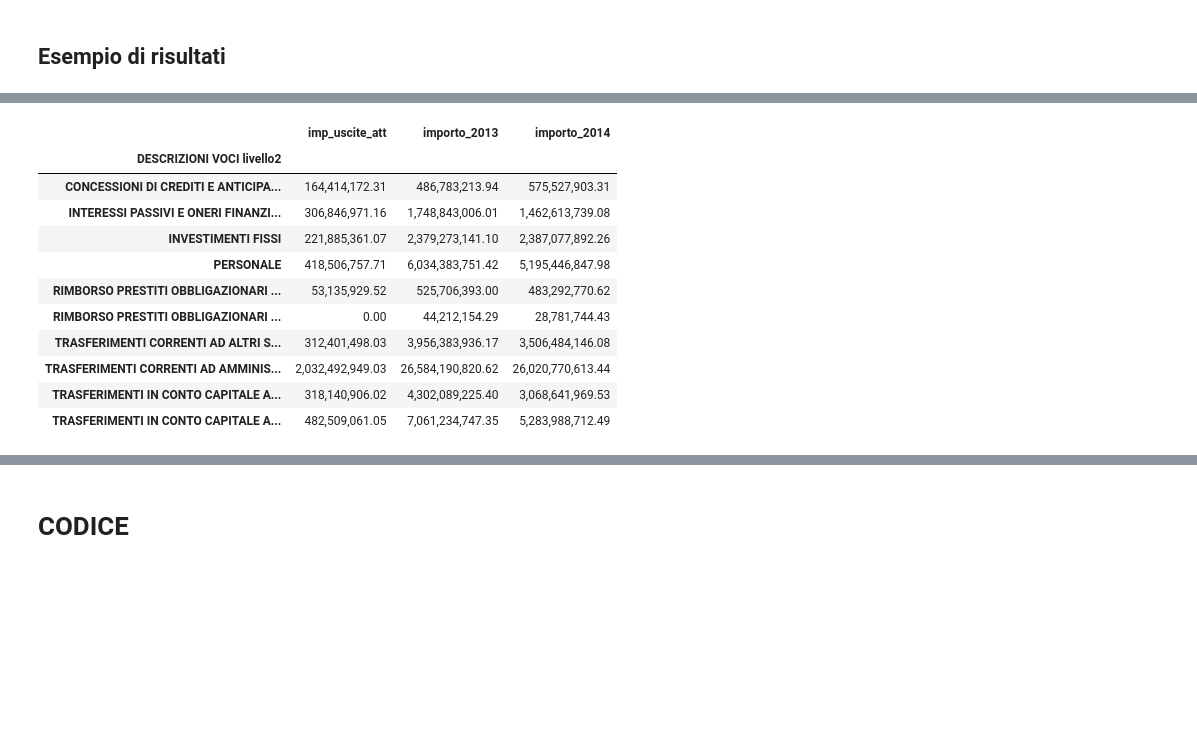
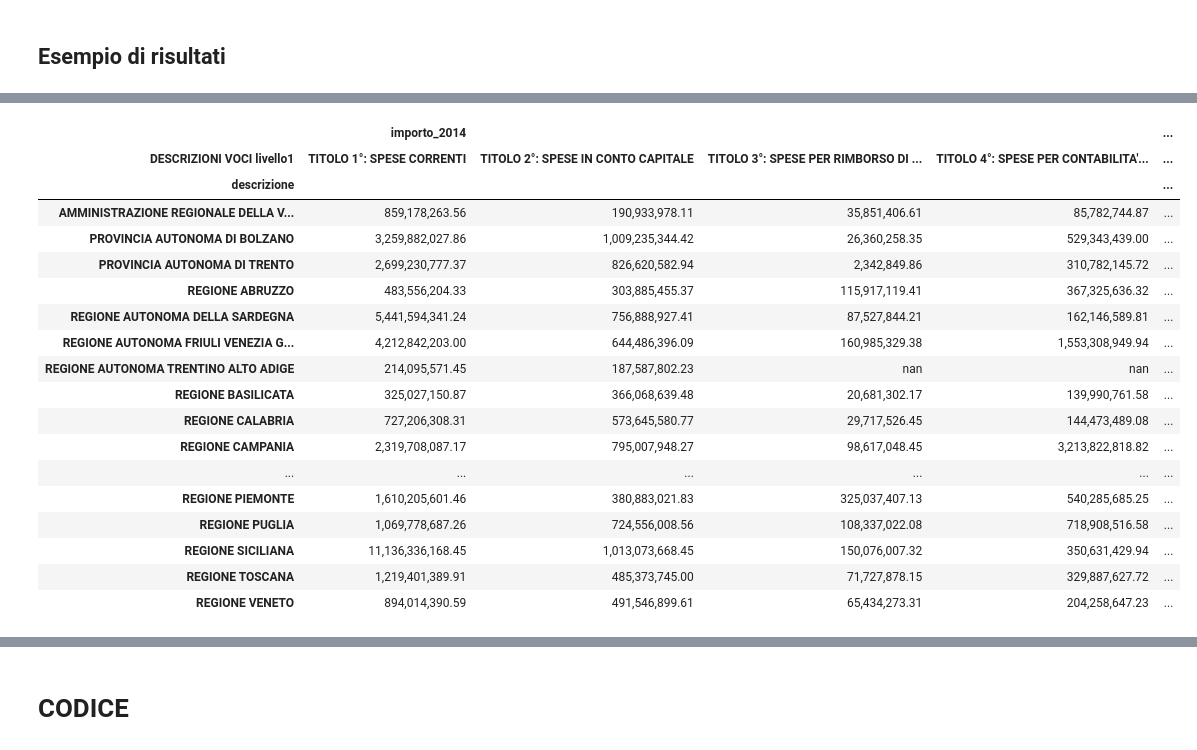
Before and after one commit to scarsellifi/normalizzazione-glossari-siope, a Jupyter notebook: glossari.ipynb, the cells around one changed output, grey strips where cells are left out. Saved outputs shown, nothing was run; the diff lists cells and outputs as text; code cells hidden in the pictures; blank space fills up the shorter version.

```diff
--- a/glossari.ipynb
+++ b/glossari.ipynb
@@ -28,15 +54,23 @@ Ottenere il bilancio aggregato per livello di codice bilancio
 # %%
-# AGGREGAZIONE PER CODICE BILANCIO II-III CIFRA
+# AGGREGAZIONE PER CODICE BILANCIO IV-V CIFRA
+regione_importo_ente_descrizione.groupby([u'descrizione', "DESCRIZIONI VOCI livello1"]).sum()[["importo_2014"]].unstack()
 # %% [output]
-|  | imp_uscite_att | importo_2013 | importo_2014 |
-| DESCRIZIONI VOCI livello2 |  |  |  |
-| CONCESSIONI DI CREDITI E ANTICIPA... | 164,414,172.31 | 486,783,213.94 | 575,527,903.31 |
-| INTERESSI PASSIVI E ONERI FINANZI... | 306,846,971.16 | 1,748,843,006.01 | 1,462,613,739.08 |
-| INVESTIMENTI FISSI | 221,885,361.07 | 2,379,273,141.10 | 2,387,077,892.26 |
-| PERSONALE | 418,506,757.71 | 6,034,383,751.42 | 5,195,446,847.98 |
-| RIMBORSO PRESTITI OBBLIGAZIONARI ... | 53,135,929.52 | 525,706,393.00 | 483,292,770.62 |
-| RIMBORSO PRESTITI OBBLIGAZIONARI ... | 0.00 | 44,212,154.29 | 28,781,744.43 |
-| TRASFERIMENTI CORRENTI AD ALTRI S... | 312,401,498.03 | 3,956,383,936.17 | 3,506,484,146.08 |
-| TRASFERIMENTI CORRENTI AD AMMINIS... | 2,032,492,949.03 | 26,584,190,820.62 | 26,020,770,613.44 |
-| TRASFERIMENTI IN CONTO CAPITALE A... | 318,140,906.02 | 4,302,089,225.40 | 3,068,641,969.53 |
-| TRASFERIMENTI IN CONTO CAPITALE A... | 482,509,061.05 | 7,061,234,747.35 | 5,283,988,712.49 |
+|  | importo_2014 |  |  |  | ... |
+| DESCRIZIONI VOCI livello1 | TITOLO 1°: SPESE CORRENTI | TITOLO 2°: SPESE IN CONTO CAPITALE | TITOLO 3°: SPESE PER RIMBORSO DI ... | TITOLO 4°: SPESE PER CONTABILITA'... | ... |
+| descrizione |  |  |  |  | ... |
+| AMMINISTRAZIONE REGIONALE DELLA V... | 859,178,263.56 | 190,933,978.11 | 35,851,406.61 | 85,782,744.87 | ... |
+| PROVINCIA AUTONOMA DI BOLZANO | 3,259,882,027.86 | 1,009,235,344.42 | 26,360,258.35 | 529,343,439.00 | ... |
+| PROVINCIA AUTONOMA DI TRENTO | 2,699,230,777.37 | 826,620,582.94 | 2,342,849.86 | 310,782,145.72 | ... |
+| REGIONE ABRUZZO | 483,556,204.33 | 303,885,455.37 | 115,917,119.41 | 367,325,636.32 | ... |
+| REGIONE AUTONOMA DELLA SARDEGNA | 5,441,594,341.24 | 756,888,927.41 | 87,527,844.21 | 162,146,589.81 | ... |
+| REGIONE AUTONOMA FRIULI VENEZIA G... | 4,212,842,203.00 | 644,486,396.09 | 160,985,329.38 | 1,553,308,949.94 | ... |
+| REGIONE AUTONOMA TRENTINO ALTO ADIGE | 214,095,571.45 | 187,587,802.23 | nan | nan | ... |
+| REGIONE BASILICATA | 325,027,150.87 | 366,068,639.48 | 20,681,302.17 | 139,990,761.58 | ... |
+| REGIONE CALABRIA | 727,206,308.31 | 573,645,580.77 | 29,717,526.45 | 144,473,489.08 | ... |
+| REGIONE CAMPANIA | 2,319,708,087.17 | 795,007,948.27 | 98,617,048.45 | 3,213,822,818.82 | ... |
+| ... | ... | ... | ... | ... | ... |
+| REGIONE PIEMONTE | 1,610,205,601.46 | 380,883,021.83 | 325,037,407.13 | 540,285,685.25 | ... |
+| REGIONE PUGLIA | 1,069,778,687.26 | 724,556,008.56 | 108,337,022.08 | 718,908,516.58 | ... |
+| REGIONE SICILIANA | 11,136,336,168.45 | 1,013,073,668.45 | 150,076,007.32 | 350,631,429.94 | ... |
+| REGIONE TOSCANA | 1,219,401,389.91 | 485,373,745.00 | 71,727,878.15 | 329,887,627.72 | ... |
+| REGIONE VENETO | 894,014,390.59 | 491,546,899.61 | 65,434,273.31 | 204,258,647.23 | ... |
```
Also changed, not shown: parts of 16 cells of this notebook, 2 other files.
